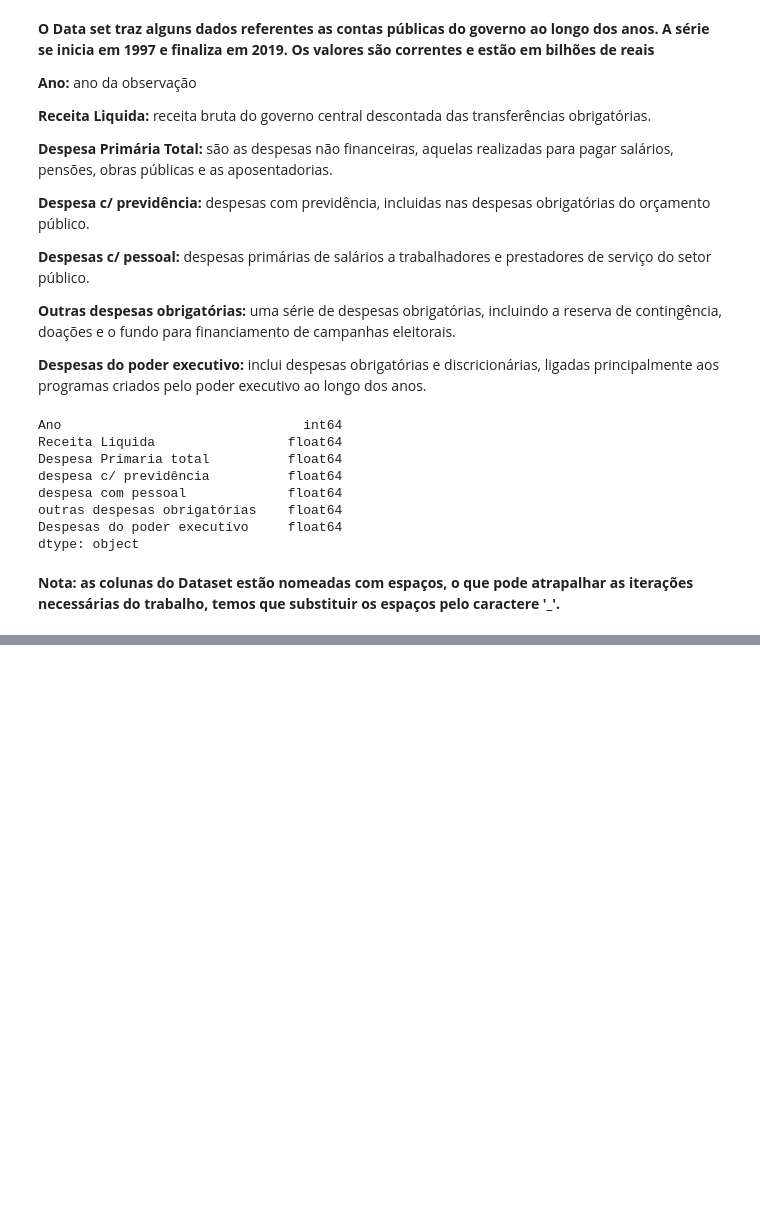
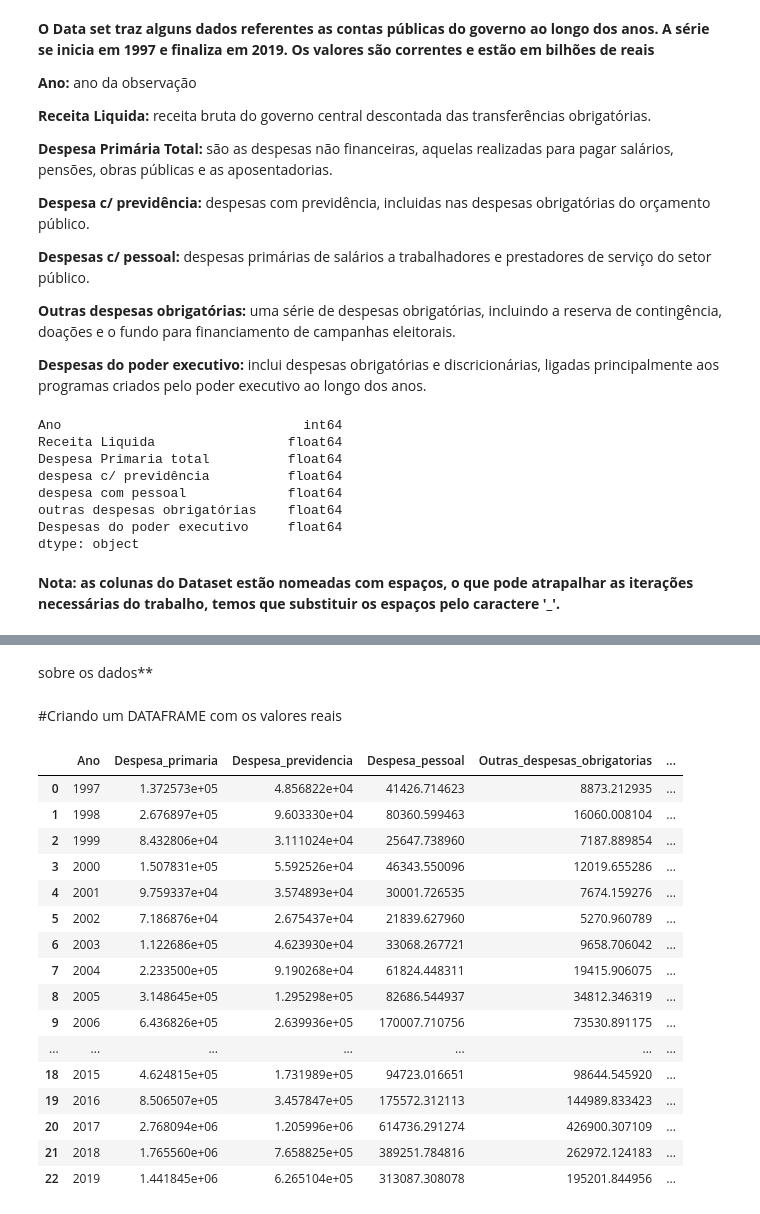
Before and after one commit to jp-data/template_portfolio, a Jupyter notebook: Previdência_social_brasileira.ipynb, the cells around one changed output, grey strips where cells are left out. Cells and saved outputs as stored; diff of their text form; code cells hidden in the pictures; blank space fills up the shorter version.

```diff
--- a/Previdência_social_brasileira.ipynb
+++ b/Previdência_social_brasileira.ipynb
@@ -350,0 +225,7 @@ plt.legend()
+# %%
+#escolhendo a coluna, o delimitador e apagando as linhas desnecessárias
+df_inpc=pd.read_csv('/content/INPC.csv', names=['periodo','INPC_acumulado'],delimiter=';')
+df_inpc=df_inpc.drop([0,1,2,3,27],axis=0)
+#substituindo os espaços na coluna 'periodo' por um caractere, de forma a não atrapalhar as iterações necessárias.
+df_inpc.periodo=df_inpc.periodo.str.replace(' ','_')
+df_inpc.head(30)
@@ -350,0 +286,4 @@ plt.legend()
+# %% [markdown]
+sobre os dados**
+# %% [markdown]
+#Criando um DATAFRAME com os valores reais
@@ -350,0 +309,20 @@ plt.legend()
+# %%
+df_valores_reais.head(23)
+# %% [output]
+|  | Ano | Despesa_primaria | Despesa_previdencia | Despesa_pessoal | Outras_despesas_obrigatorias | ... |
+| 0 | 1997 | 1.372573e+05 | 4.856822e+04 | 41426.714623 | 8873.212935 | ... |
+| 1 | 1998 | 2.676897e+05 | 9.603330e+04 | 80360.599463 | 16060.008104 | ... |
+| 2 | 1999 | 8.432806e+04 | 3.111024e+04 | 25647.738960 | 7187.889854 | ... |
+| 3 | 2000 | 1.507831e+05 | 5.592526e+04 | 46343.550096 | 12019.655286 | ... |
+| 4 | 2001 | 9.759337e+04 | 3.574893e+04 | 30001.726535 | 7674.159276 | ... |
+| 5 | 2002 | 7.186876e+04 | 2.675437e+04 | 21839.627960 | 5270.960789 | ... |
+| 6 | 2003 | 1.122686e+05 | 4.623930e+04 | 33068.267721 | 9658.706042 | ... |
+| 7 | 2004 | 2.233500e+05 | 9.190268e+04 | 61824.448311 | 19415.906075 | ... |
+| 8 | 2005 | 3.148645e+05 | 1.295298e+05 | 82686.544937 | 34812.346319 | ... |
+| 9 | 2006 | 6.436826e+05 | 2.639936e+05 | 170007.710756 | 73530.891175 | ... |
+| ... | ... | ... | ... | ... | ... | ... |
+| 18 | 2015 | 4.624815e+05 | 1.731989e+05 | 94723.016651 | 98644.545920 | ... |
+| 19 | 2016 | 8.506507e+05 | 3.457847e+05 | 175572.312113 | 144989.833423 | ... |
+| 20 | 2017 | 2.768094e+06 | 1.205996e+06 | 614736.291274 | 426900.307109 | ... |
+| 21 | 2018 | 1.765560e+06 | 7.658825e+05 | 389251.784816 | 262972.124183 | ... |
+| 22 | 2019 | 1.441845e+06 | 6.265104e+05 | 313087.308078 | 195201.844956 | ... |
```
Also changed, not shown: parts of 34 cells of this notebook.
